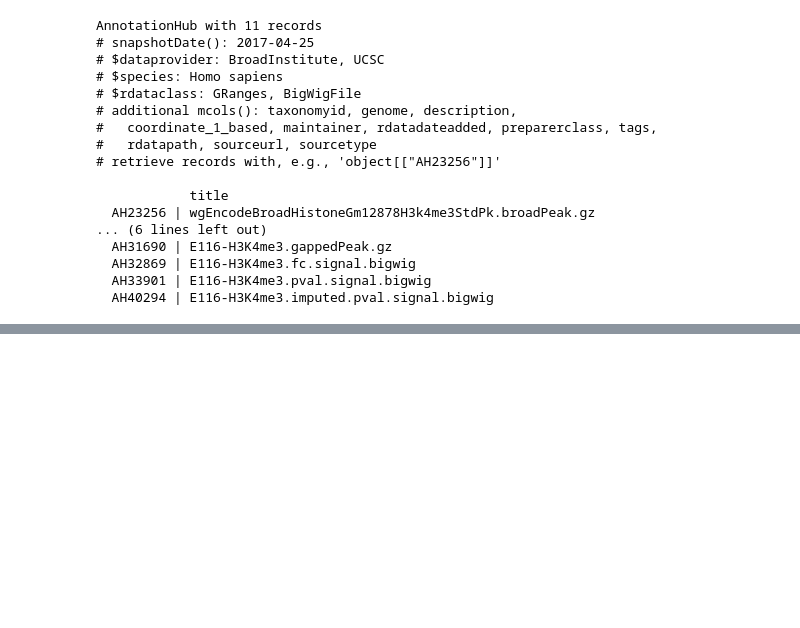
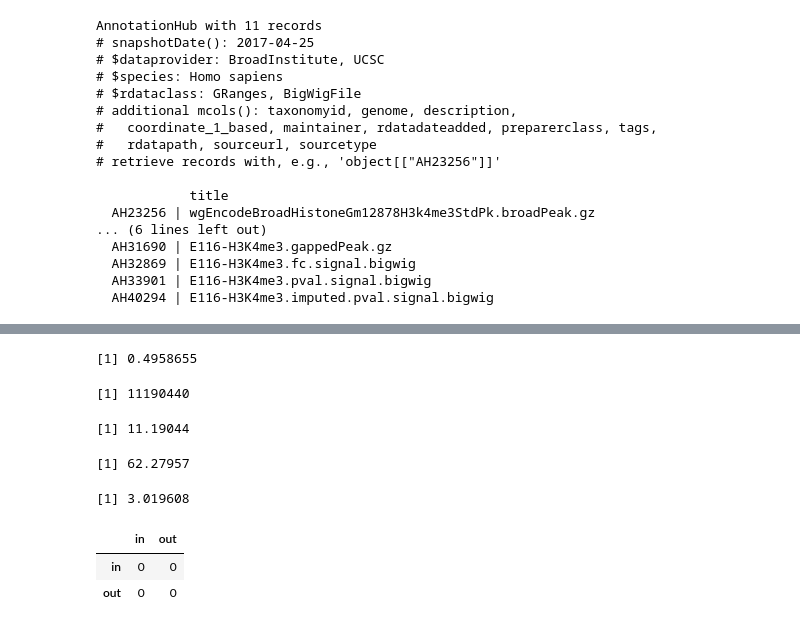
Before and after one commit to geocarvalho/r-bioinfo-ds, a Jupyter notebook: bioconductor-for-genomic-data-science/week1/week1_ann.ipynb, the cells around one changed output, grey strips where cells are left out. Saved outputs shown, nothing was run; the diff lists cells and outputs as text; code cells hidden in the pictures; blank space fills up the shorter version.

```diff
--- a/bioconductor-for-genomic-data-science/week1/week1_ann.ipynb
+++ b/bioconductor-for-genomic-data-science/week1/week1_ann.ipynb
@@ -892,0 +1105,29 @@ AnnotationHub with 1 record
+# %%
+length(subsetByOverlaps(prom,peaks,ignore.strand=TRUE)) / length(prom)
+# %% [output]
+[1] 0.4958655
+# %%
+sum(width(reduce(peaks, ignore.strand=TRUE)))
+# %% [output]
+[1] 11190440
+# %%
+sum(width(reduce(peaks, ignore.strand=TRUE))) / 10^6
+# %% [output]
+[1] 11.19044
+# %%
+sum(width(reduce(prom, ignore.strand=TRUE))) / 10^6
+# %% [output]
+[1] 62.27957
+# %%
+sum(width(intersect(peaks, prom, ignore.strand=TRUE))) / 10^6
+# %% [output]
+[1] 3.019608
+# %%
+inOut = matrix(0, ncol=2, nrow=2)
+colnames(inOut) = c('in', 'out')
+rownames(inOut) = c('in', 'out')
+inOut
+# %% [output]
+|  | in | out |
+| in | 0 | 0 |
+| out | 0 | 0 |
```
Also changed, not shown: parts of 41 cells of this notebook.
